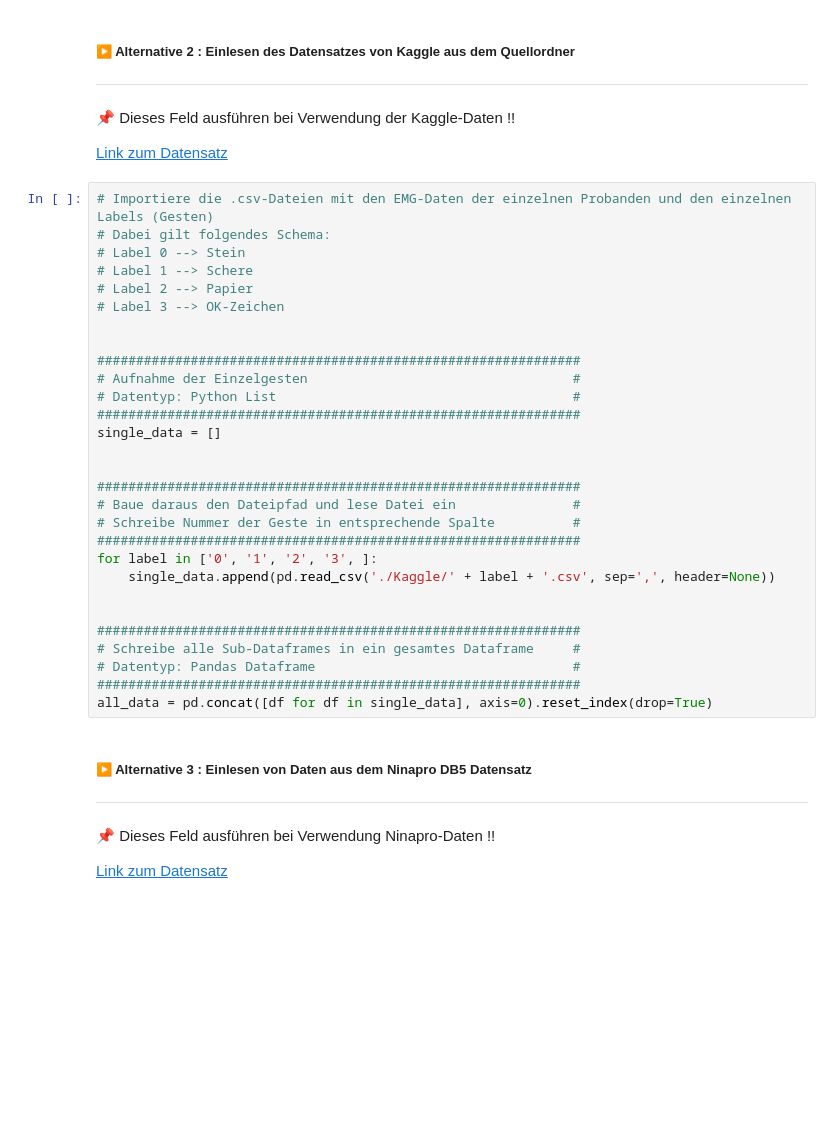
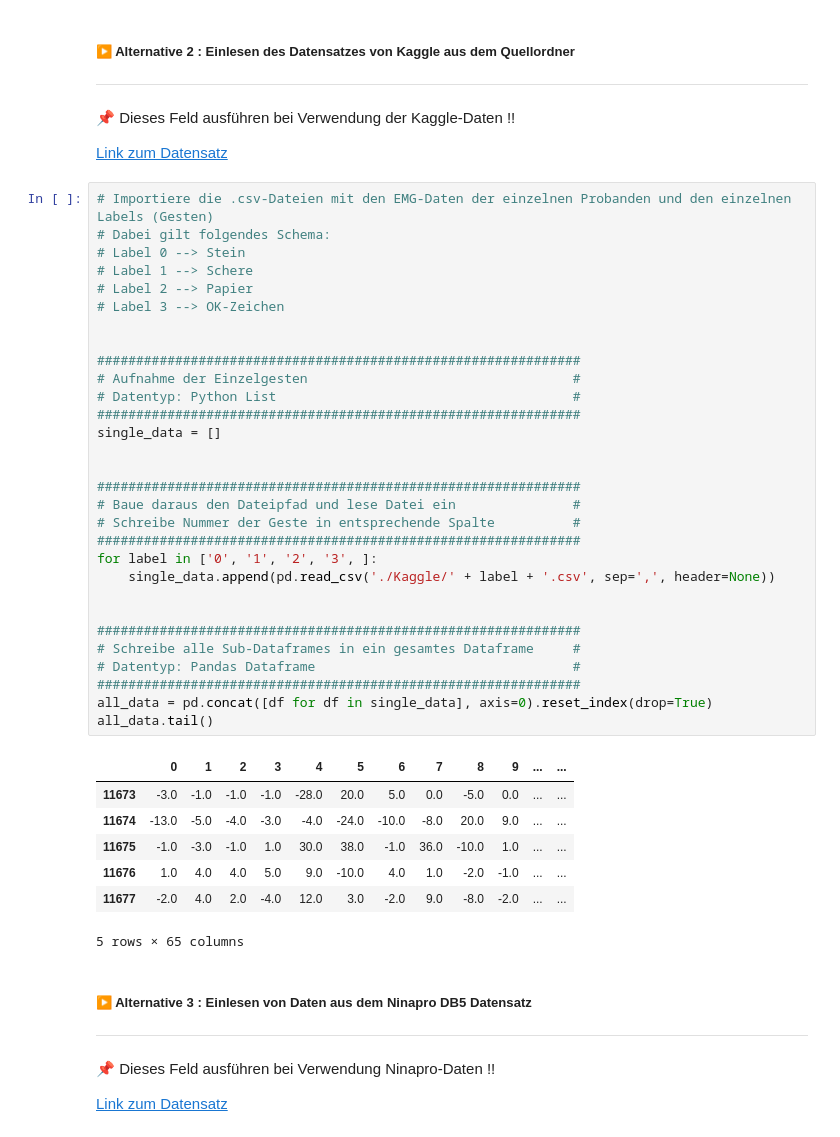
Before and after one commit to Gizmo-Labs/Informatik-Bachelor-Thesis, a Jupyter notebook: Jupyter-Notebooks/Model-Exploration_Variante_2.ipynb, the cells around one changed output. Drawn from its saved outputs; the diff is of its cells as text; blank space fills up the shorter version.

```diff
--- a/Jupyter-Notebooks/Model-Exploration_Variante_2.ipynb
+++ b/Jupyter-Notebooks/Model-Exploration_Variante_2.ipynb
@@ -88,32 +98,41 @@ all_data = pd.concat([df for df in single_data], axis=0).reset_index(drop=True)
 # %%
 # Importiere die .csv-Dateien mit den EMG-Daten der einzelnen Probanden und den einzelnen Labels (Gesten)
 # Dabei gilt folgendes Schema:
 # Label 0 --> Stein
 # Label 1 --> Schere
 # Label 2 --> Papier
 # Label 3 --> OK-Zeichen
 
 
 ##############################################################
 # Aufnahme der Einzelgesten                                  #
 # Datentyp: Python List                                      #
 ##############################################################
 single_data = []
 
 
 ##############################################################
 # Baue daraus den Dateipfad und lese Datei ein               #
 # Schreibe Nummer der Geste in entsprechende Spalte          #
 ##############################################################
 for label in ['0', '1', '2', '3', ]:
     single_data.append(pd.read_csv('./Kaggle/' + label + '.csv', sep=',', header=None))
 
 
 ##############################################################
 # Schreibe alle Sub-Dataframes in ein gesamtes Dataframe     #
 # Datentyp: Pandas Dataframe                                 #
 ##############################################################
 all_data = pd.concat([df for df in single_data], axis=0).reset_index(drop=True)
+all_data.tail()
+# %% [output]
+|  | 0 | 1 | 2 | 3 | 4 | 5 | 6 | 7 | 8 | 9 | ... | ... |
+| 11673 | -3.0 | -1.0 | -1.0 | -1.0 | -28.0 | 20.0 | 5.0 | 0.0 | -5.0 | 0.0 | ... | ... |
+| 11674 | -13.0 | -5.0 | -4.0 | -3.0 | -4.0 | -24.0 | -10.0 | -8.0 | 20.0 | 9.0 | ... | ... |
+| 11675 | -1.0 | -3.0 | -1.0 | 1.0 | 30.0 | 38.0 | -1.0 | 36.0 | -10.0 | 1.0 | ... | ... |
+| 11676 | 1.0 | 4.0 | 4.0 | 5.0 | 9.0 | -10.0 | 4.0 | 1.0 | -2.0 | -1.0 | ... | ... |
+| 11677 | -2.0 | 4.0 | 2.0 | -4.0 | 12.0 | 3.0 | -2.0 | 9.0 | -8.0 | -2.0 | ... | ... |
+5 rows × 65 columns
 # %% [markdown]
 ##### ▶️ Alternative 3 : Einlesen von Daten aus dem Ninapro DB5 Datensatz<br>
 ****
```
Also changed, not shown: parts of 14 cells of this notebook, 1 other file.
